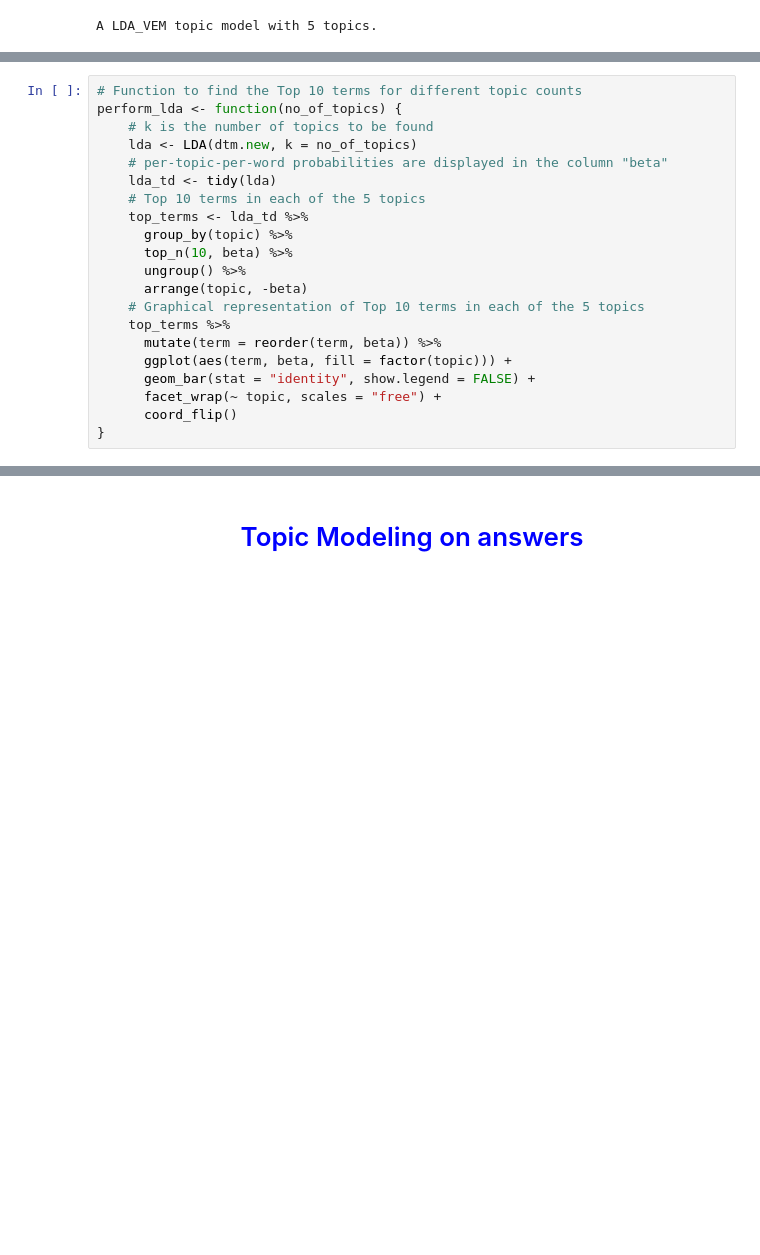
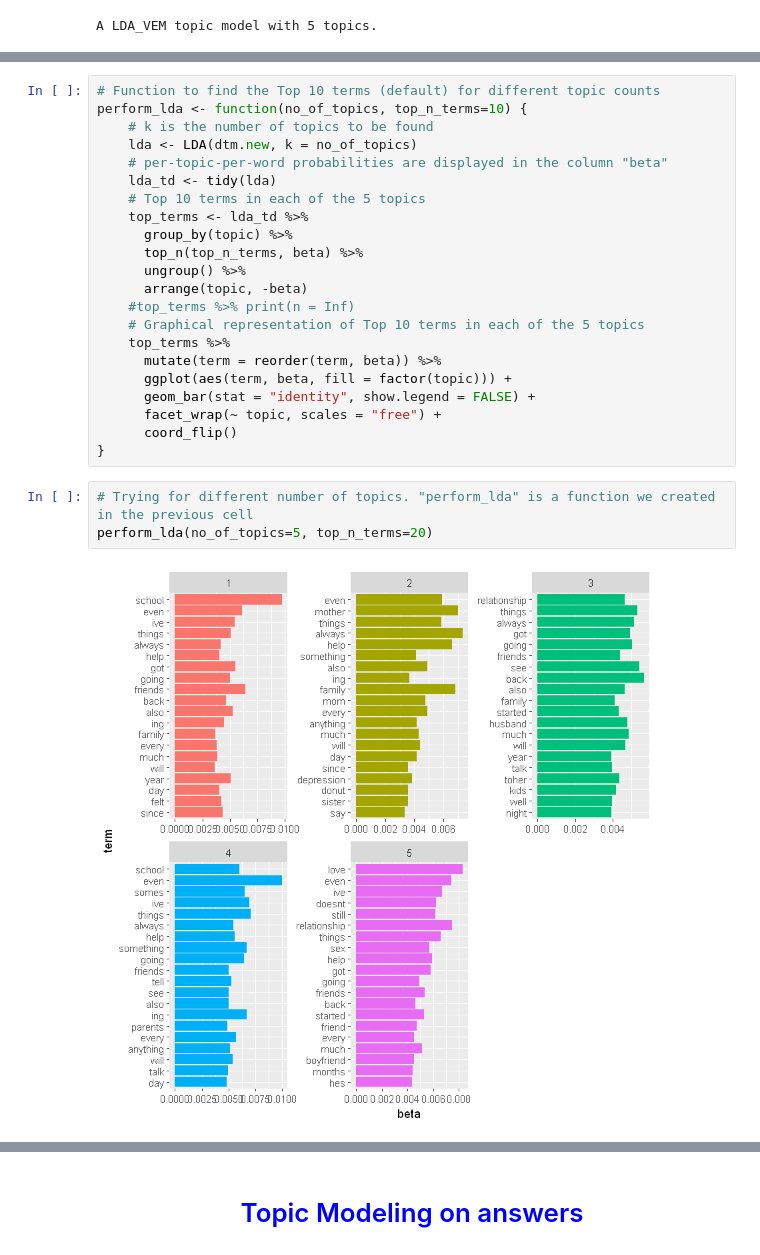
Before and after one commit to sthanurk/Text-Analytics-using-R, a Jupyter notebook: Word Clouds, Sentiment Analysis and Topic Modeling.ipynb, the cells around one changed output, grey strips where cells are left out. Saved outputs shown, nothing was run; the diff lists cells and outputs as text; blank space fills up the shorter version.

```diff
--- a/Word Clouds, Sentiment Analysis and Topic Modeling.ipynb
+++ b/Word Clouds, Sentiment Analysis and Topic Modeling.ipynb
@@ -444,6 +445,6 @@ dim(dtm.new)
 # %%
-# Function to find the Top 10 terms for different topic counts
-perform_lda <- function(no_of_topics) {
+# Function to find the Top 10 terms (default) for different topic counts
+perform_lda <- function(no_of_topics, top_n_terms=10) {
     # k is the number of topics to be found
     lda <- LDA(dtm.new, k = no_of_topics)
     # per-topic-per-word probabilities are displayed in the column "beta"
@@ -451,9 +452,10 @@ perform_lda <- function(no_of_topics) {
     # Top 10 terms in each of the 5 topics
     top_terms <- lda_td %>%
       group_by(topic) %>%
-      top_n(10, beta) %>%
+      top_n(top_n_terms, beta) %>%
       ungroup() %>%
       arrange(topic, -beta)
+    #top_terms %>% print(n = Inf)
     # Graphical representation of Top 10 terms in each of the 5 topics
     top_terms %>%
       mutate(term = reorder(term, beta)) %>%
@@ -462,3 +464,8 @@ perform_lda <- function(no_of_topics) {
       facet_wrap(~ topic, scales = "free") +
       coord_flip()
 }
+# %%
+# Trying for different number of topics. "perform_lda" is a function we created in the previous cell
+perform_lda(no_of_topics=5, top_n_terms=20)
+# %% [output]
+[figure, added]
```
Also changed, not shown: parts of 21 cells of this notebook.
